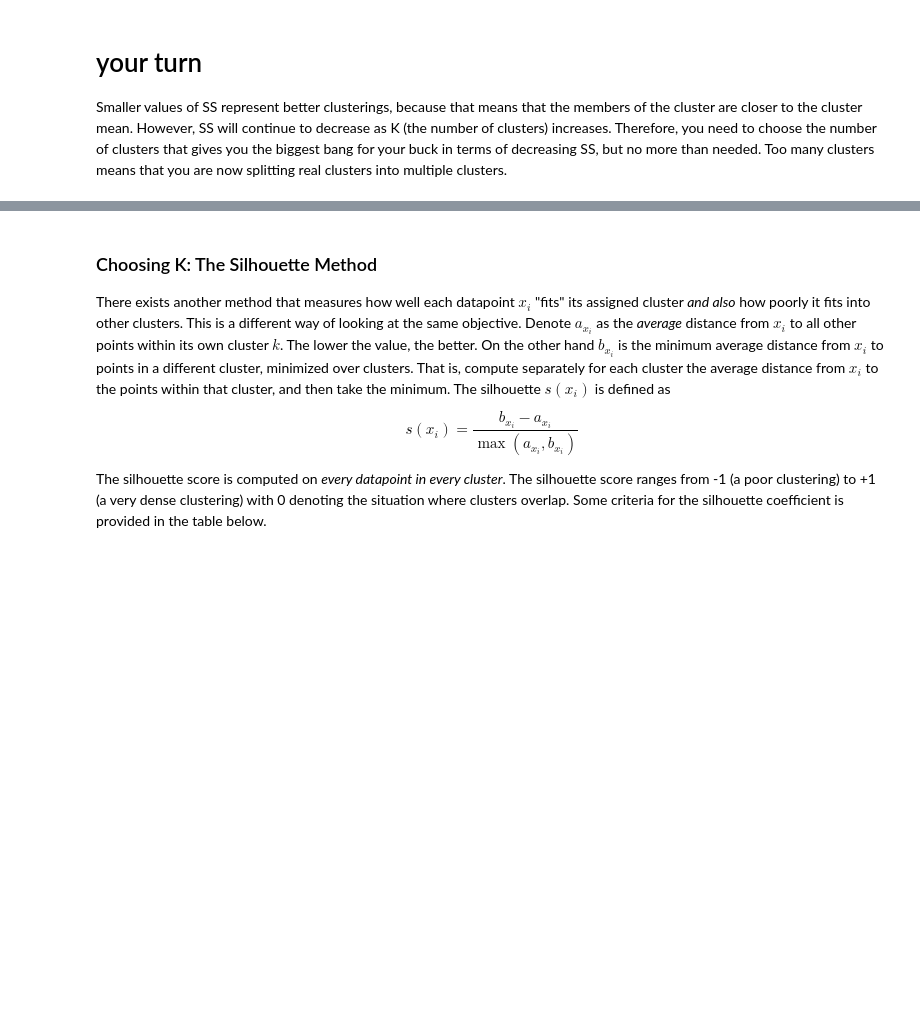
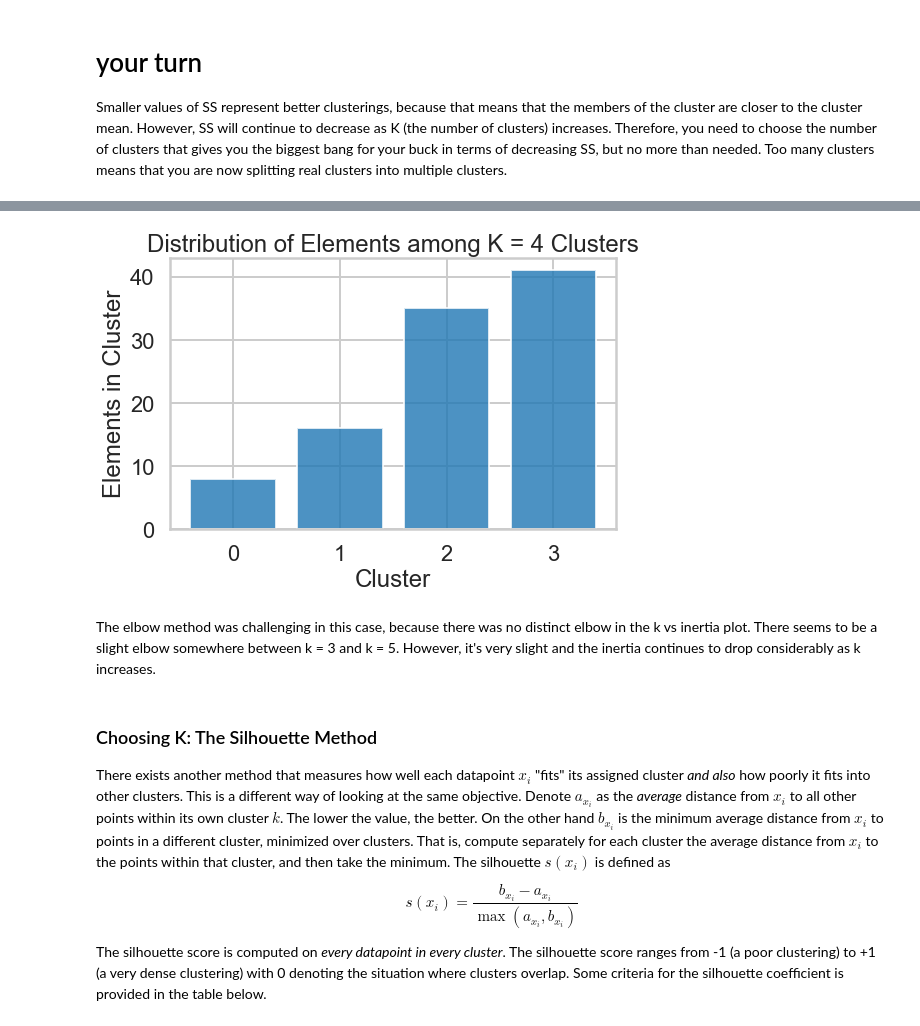
Before and after one commit to polska-vm-2017/Springboard_Mini_Projects, a Jupyter notebook: Mini_Project_Clustering.ipynb, the cells around one changed output, grey strips where cells are left out. Cells and saved outputs as stored; diff of their text form; code cells hidden in the pictures; blank space fills up the shorter version.

```diff
--- a/Mini_Project_Clustering.ipynb
+++ b/Mini_Project_Clustering.ipynb
@@ -114,0 +132,2 @@ KeyError: "['customer_name'] not found in axis"
+# %%
+model = KMeans(n_clusters=4)
@@ -115,3 +140,17 @@ KeyError: "['customer_name'] not found in axis"
+# %%
+offers_by_cust_df['cluster'] = model.predict(offers_by_cust_df)
+# %%
+unique_elements, counts_elements = np.unique(offers_by_cust_df['cluster'], return_counts=True)
+# %%
+_=plt.subplots(figsize=(8, 5))
+_=plt.bar(unique_elements, counts_elements, align='center', alpha=0.8)
+_=plt.xlabel('Cluster')
+_=plt.ylabel('Elements in Cluster')
+_=plt.title('Distribution of Elements among K = 4 Clusters')
+# %% [output]
+[figure, added]
+# %% [markdown]
+The elbow method was challenging in this case, because there was no distinct elbow in the k vs inertia plot. There seems to be a slight elbow somewhere between k = 3 and k = 5. However, it's very slight and the inertia continues to drop considerably as k increases.
 # %% [markdown]
 ### Choosing K: The Silhouette Method
 
```
Also changed, not shown: parts of 61 cells of this notebook.
